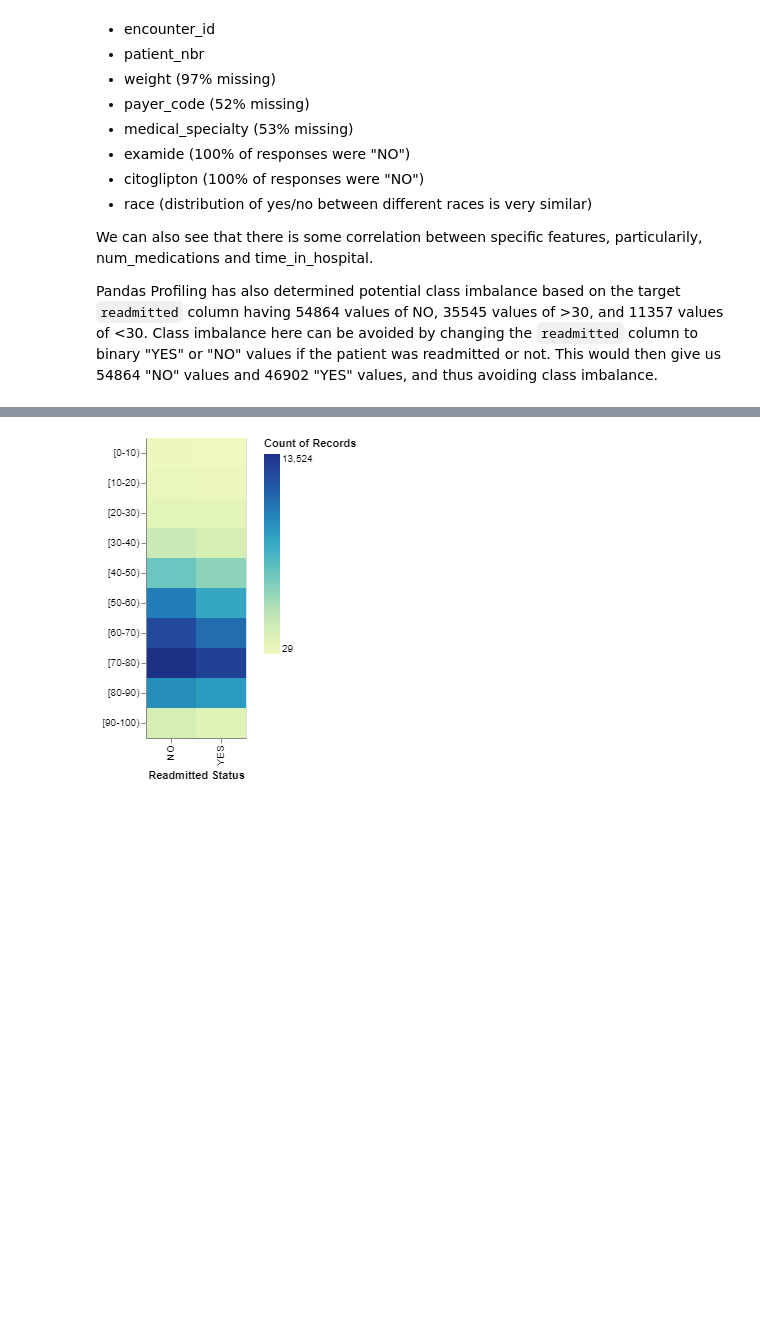
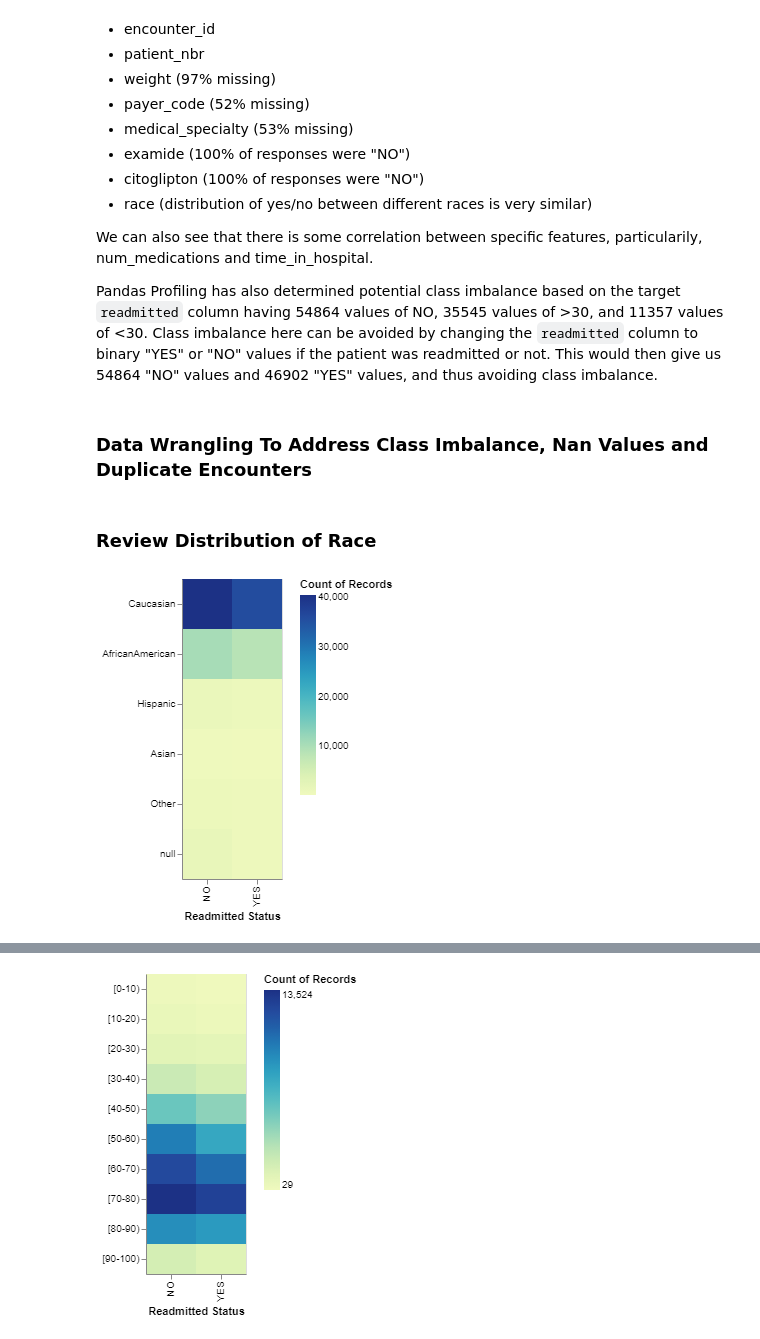
Before and after one commit to sukh2929/group29, a Jupyter notebook: reports/EDA/EDA_initial.ipynb, the cells around one changed output, grey strips where cells are left out. Drawn from its saved outputs; the diff is of its cells as text; code cells hidden in the pictures; blank space fills up the shorter version.

```diff
--- a/reports/EDA/EDA_initial.ipynb
+++ b/reports/EDA/EDA_initial.ipynb
@@ -132,3 +133,5 @@ After reviewing the pandas profiling output, we can see that some of our feature
 We can also see that there is some correlation between specific features, particularily, num_medications and time_in_hospital.
 
 Pandas Profiling has also determined potential class imbalance based on the target `readmitted` column having 54864 values of NO, 35545 values of >30, and 11357 values of <30. Class imbalance here can be avoided by changing the `readmitted` column to binary "YES" or "NO" values if the patient was readmitted or not. This would then give us 54864 "NO" values and 46902 "YES" values, and thus avoiding class imbalance.
+# %% [markdown]
+### Data Wrangling To Address Class Imbalance, Nan Values and Duplicate Encounters
@@ -134,0 +151,14 @@ Pandas Profiling has also determined potential class imbalance based on the targ
+# %% [markdown]
+### Review Distribution of Race
+# %%
+sort_list = ["Caucasian", "AfricanAmerican", "Hispanic", "Asian", "Other", "null"]
+
+race_plot = alt.Chart(diabetes_csv).mark_rect().encode(
+    y = alt.Y("race:N", title = None, sort = sort_list),
+    x = alt.X("readmitted", title = "Readmitted Status"),
+    color = "count()",
+).properties(width = 100, height = 300)
+
+race_plot
+# %% [output]
+[figure, added]
```
Also changed, not shown: parts of 27 cells of this notebook.
